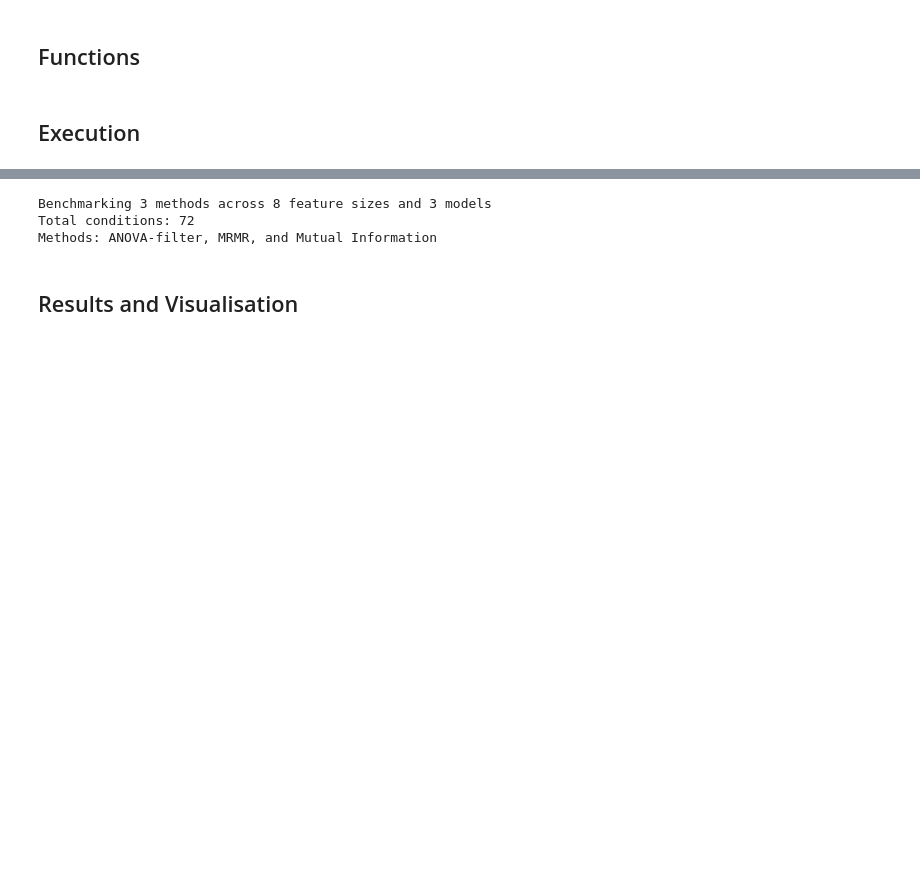
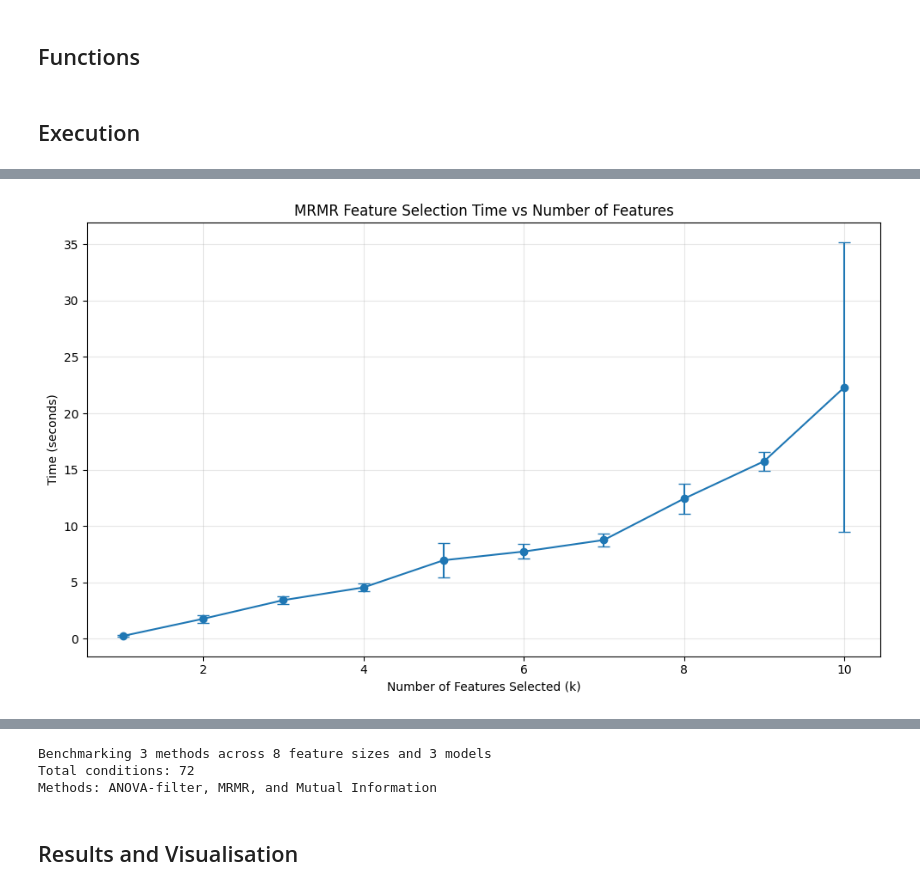
Before and after one commit to AnEvilBurrito/ode-biomarker-project, a Jupyter notebook: thesis-notebooks/benchmarking_feature_selection.ipynb, the cells around one changed output, grey strips where cells are left out. Cells and saved outputs as stored; diff of their text form; code cells hidden in the pictures; blank space fills up the shorter version.

Commit message:
mrmr testing

```diff
--- a/thesis-notebooks/benchmarking_feature_selection.ipynb
+++ b/thesis-notebooks/benchmarking_feature_selection.ipynb
@@ -271,0 +274,13 @@ def feature_selection_eval(
+# %%
+import time
+import numpy as np
+import pandas as pd
+from toolkit import mrmr_select_fcq
+
+# Setup focused test parameters
+k_values_to_test = list(range(1, 11))  # k=1 to 10
+n_iterations = 5  # Reduce iterations for quick testing
+
+# Prepare data subset for faster testing
+feature_subset = feature_data.iloc[:, :5000]  # Use first 500 features for quick testing
+print(f"Testing MRMR on subset: {feature_subset.shape}")
@@ -271,0 +327,6 @@ def feature_selection_eval(
+# %%
+# Run MRMR timing test
+print("Starting isolated MRMR timing test...")
+mrmr_timing_df = time_mrmr_selection(
+    feature_subset, label_data, k_values_to_test, n_iterations
+)
@@ -271,0 +372,20 @@ def feature_selection_eval(
+# %%
+# Plot timing vs k-value
+import matplotlib.pyplot as plt
+
+plt.figure(figsize=(10, 6))
+plt.errorbar(
+    mrmr_timing_df["k_value"],
+    mrmr_timing_df["mean_time"],
+    yerr=mrmr_timing_df["std_time"],
+    fmt="o-",
+    capsize=5,
+)
+plt.title("MRMR Feature Selection Time vs Number of Features")
+plt.xlabel("Number of Features Selected (k)")
+plt.ylabel("Time (seconds)")
+plt.grid(True, alpha=0.3)
+plt.tight_layout()
+plt.show()
+# %% [output]
+[figure, added]
```
Also changed, not shown: parts of 7 cells of this notebook, 1 other file.
